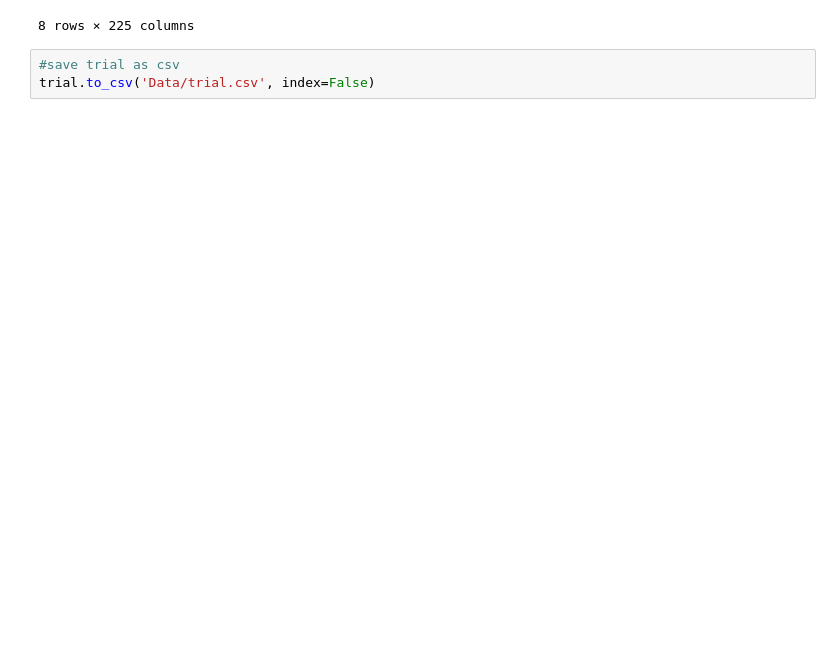
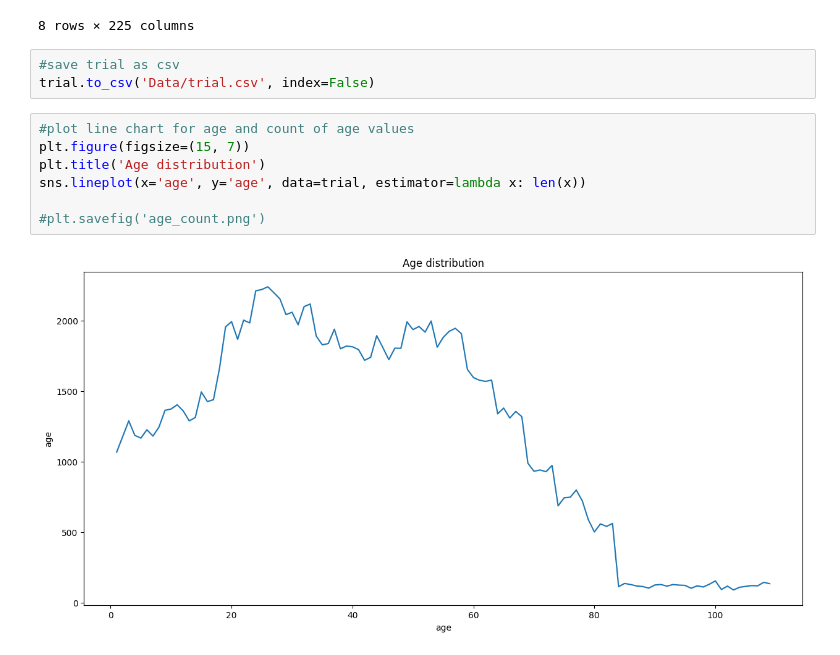
Before and after one commit to antil-samarth/Disease-prediction, a Jupyter notebook: head.ipynb, the cells around one changed output. Saved outputs shown, nothing was run; the diff lists cells and outputs as text; blank space fills up the shorter version.

Commit message:
added plots

```diff
--- a/head.ipynb
+++ b/head.ipynb
@@ -372,3 +372,12 @@ trial.describe()
 # %%
 #save trial as csv
 trial.to_csv('Data/trial.csv', index=False)
+# %%
+#plot line chart for age and count of age values
+plt.figure(figsize=(15, 7))
+plt.title('Age distribution')
+sns.lineplot(x='age', y='age', data=trial, estimator=lambda x: len(x))
+
+#plt.savefig('age_count.png')
+# %% [output]
+[figure, added]
```
Also changed, not shown: parts of 1 cell of this notebook, 3 other files.
